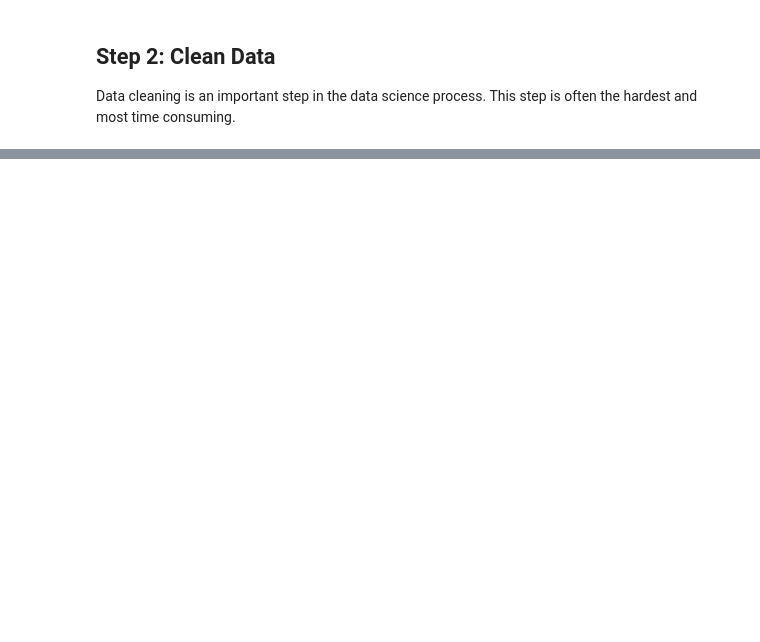
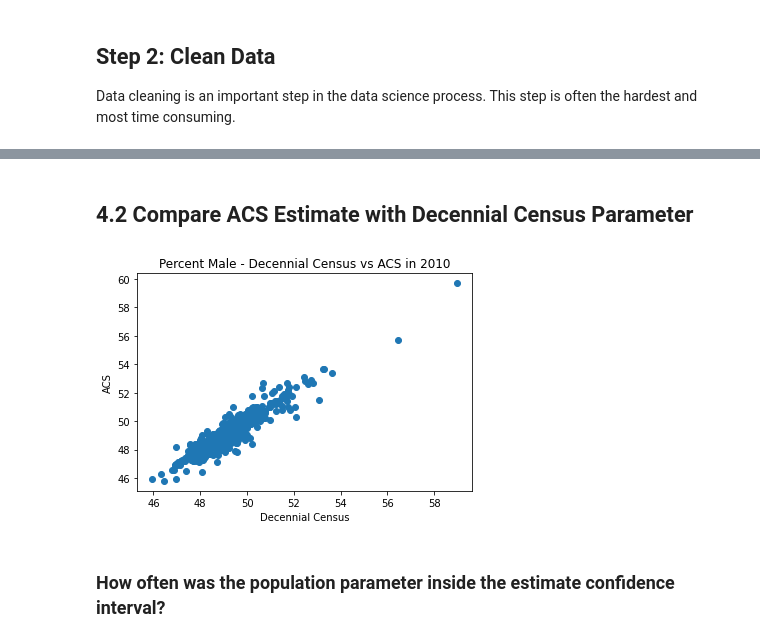
Before and after one commit to npr99/PlanningMethods, a Jupyter notebook: PLAN604_Population_vs_Sample_USCounties.ipynb, the cells around one changed output, grey strips where cells are left out. Saved outputs shown, nothing was run; the diff lists cells and outputs as text; code cells hidden in the pictures; blank space fills up the shorter version.

```diff
--- a/PLAN604_Population_vs_Sample_USCounties.ipynb
+++ b/PLAN604_Population_vs_Sample_USCounties.ipynb
@@ -151,0 +336,5 @@ Table 1. Descriptive statistics for percent Hispanic by county, 2010 Decennial C
+# %%
+# Check that the names match
+merge_pt2_df.loc[(merge_pt2_df['NAME_x']==merge_pt2_df['NAME_y']),'Name Matches pt 1'] = 1
+merge_pt2_df.loc[(merge_pt2_df['NAME_x']==merge_pt2_df['NAME']),'Name Matches pt 2'] = 1
+merge_pt2_df[['Name Matches pt 1','Name Matches pt 2']].describe().T
@@ -151,0 +345,4 @@ Table 1. Descriptive statistics for percent Hispanic by county, 2010 Decennial C
+# %%
+## The name columns match - we can drop the repeated columns
+merge_pt2_df = merge_pt2_df.drop(['NAME_y','NAME','Name Matches pt 1','Name Matches pt 2'], axis = 1)
+merge_pt2_df.head()
@@ -151,0 +356,4 @@ Table 1. Descriptive statistics for percent Hispanic by county, 2010 Decennial C
+# %%
+## The state and county columns also match - we can drop the repeated columns
+merge_pt2_df = merge_pt2_df.drop(['state_y','county_y','state','county'], axis = 1)
+merge_pt2_df.head()
@@ -151,0 +369,16 @@ Table 1. Descriptive statistics for percent Hispanic by county, 2010 Decennial C
+# %%
+merge_pt2_df = merge_pt2_df.rename(columns={"NAME_x": "County Name",
+                                            "state_x": "State FIPS Code",
+                                            "county_x": "County FIPS Code",
+                                            "P012001": "Total Population April 1 2010",
+                                            "P012002": "Total Male Population April 1 2010",
+                                            "Percent Male": "Percent Male April 1 2010",
+                                            "DP05_0001E": "Total Population ACS 2010 (estimate)",
+                                            "DP05_0001M":  "Total Population ACS 2010 (MOE)",
+                                            "DP05_0002E": "Total Male Population ACS 2010 (estimate)",
+                                            "DP05_0002M":  "Total Male Population ACS 2010 (MOE)",
+                                            "DP05_0002PE": "Percent Male Population ACS 2010 (estimate)",
+                                            "DP05_0002PM":  "Percent Male Population ACS 2010 (MOE)",
+                                            "B00001_001E": "Sample Size ACS 2010"
+                                            })
+merge_pt2_df.head()
@@ -151,0 +406,15 @@ Table 1. Descriptive statistics for percent Hispanic by county, 2010 Decennial C
+# %% [markdown]
+## 4.2 Compare ACS Estimate with Decennial Census Parameter
+# %%
+import matplotlib.pyplot as plt
+
+# Scatter Plot
+plt.scatter(merge_pt2_df["Percent Male April 1 2010"], merge_pt2_df["Percent Male Population ACS 2010 (estimate)"])
+plt.title('Percent Male - Decennial Census vs ACS in 2010')
+plt.xlabel("Decennial Census")
+plt.ylabel('ACS')
+plt.show()
+# %% [output]
+[figure, added]
+# %% [markdown]
+### How often was the population parameter inside the estimate confidence interval?
```
Also changed, not shown: parts of 41 cells of this notebook.
